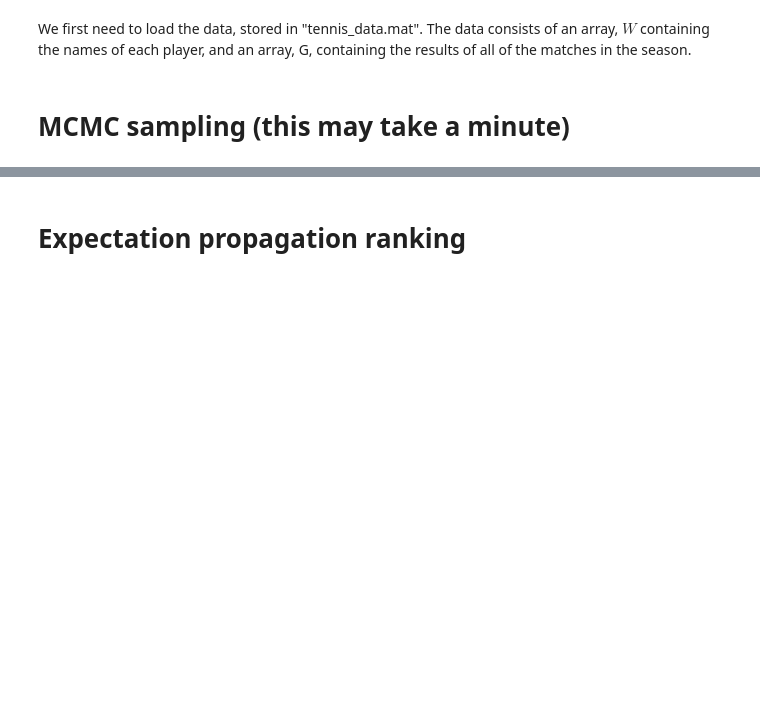
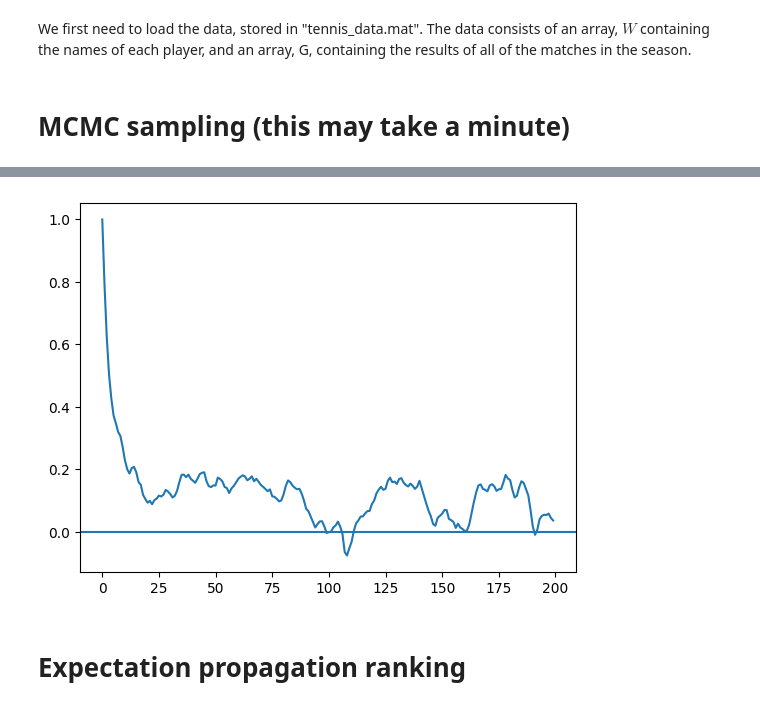
Before and after one commit to dt536/4F13-CW2, a Jupyter notebook: coursework2.ipynb, the cells around one changed output, grey strips where cells are left out. Saved outputs shown, nothing was run; the diff lists cells and outputs as text; code cells hidden in the pictures; blank space fills up the shorter version.

```diff
--- a/coursework2.ipynb
+++ b/coursework2.ipynb
@@ -50,3 +72,14 @@ plt.plot(autocor)
+# %%
+short_skill_samples = skill_samples[:,2000//2:]
+i = 5
+autocor = np.zeros(200)
+for t in range(200):
+    autocor[t]=pandas.Series.autocorr(pandas.Series(short_skill_samples[i,:]),lag=t)
+plt.plot(autocor)
+plt.axhline(0)
+plt.show()
+# %% [output]
+[figure, added]
 # %% [markdown]
 # Expectation propagation ranking
 # %%
```
Also changed, not shown: parts of 14 cells of this notebook, 3 other files.
